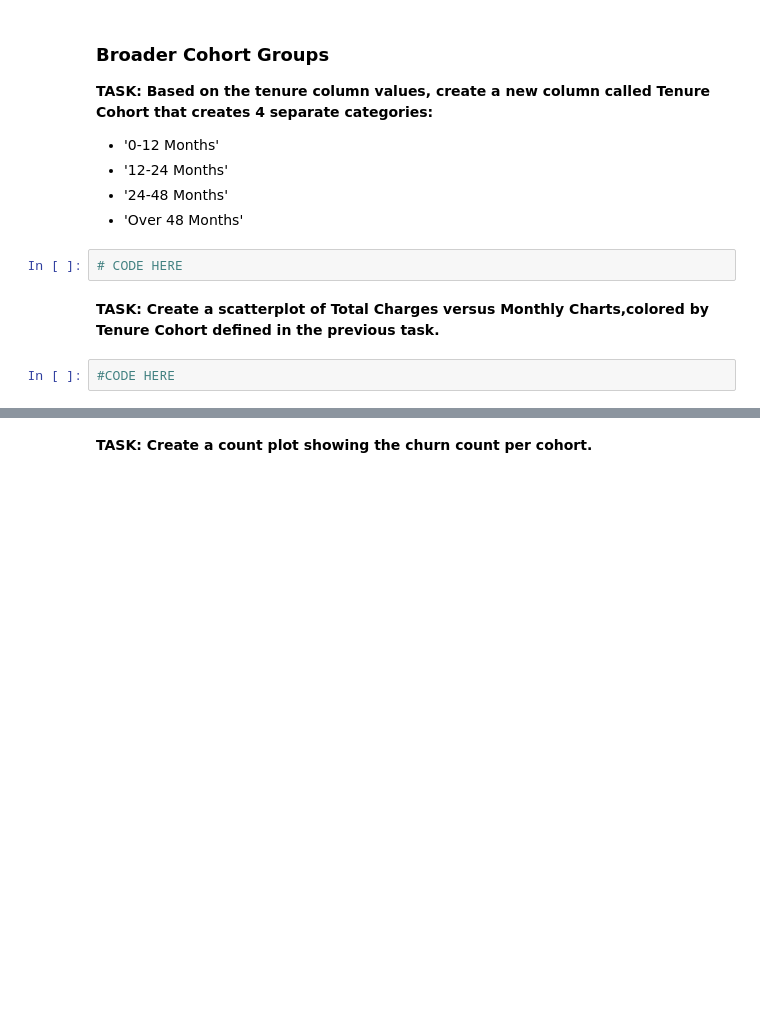
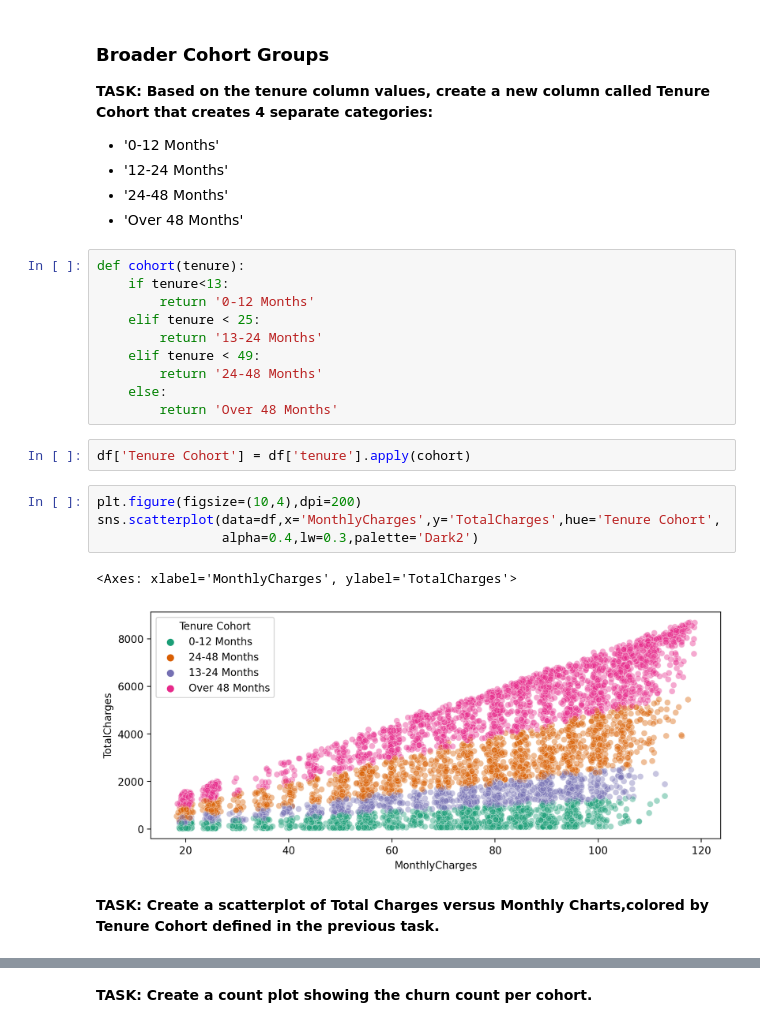
Before and after one commit to Basi10/Churn-Prediction-Model, a Jupyter notebook: 00-Sup-Learning-Capstone-Tree-Methods .ipynb, the cells around one changed output, grey strips where cells are left out. Cells and saved outputs as stored; diff of their text form; blank space fills up the shorter version.

Commit message:
broader cohort groups

```diff
--- a/00-Sup-Learning-Capstone-Tree-Methods .ipynb
+++ b/00-Sup-Learning-Capstone-Tree-Methods .ipynb
@@ -251,9 +251,24 @@ churn_rate.transpose()['customerID'].plot(figsize=(10,4),lw=2)
    * '12-24 Months'
    * '24-48 Months'
    * 'Over 48 Months'
-# %%
-# CODE HERE
+# %%
+def cohort(tenure):
+    if tenure<13:
+        return '0-12 Months'
+    elif tenure < 25:
+        return '13-24 Months'
+    elif tenure < 49:
+        return '24-48 Months'
+    else:
+        return 'Over 48 Months'
+# %%
+df['Tenure Cohort'] = df['tenure'].apply(cohort)
+# %%
+plt.figure(figsize=(10,4),dpi=200)
+sns.scatterplot(data=df,x='MonthlyCharges',y='TotalCharges',hue='Tenure Cohort',
+                alpha=0.4,lw=0.3,palette='Dark2')
+# %% [output]
+<Axes: xlabel='MonthlyCharges', ylabel='TotalCharges'>
+[figure, added]
 # %% [markdown]
 **TASK: Create a scatterplot of Total Charges versus Monthly Charts,colored by Tenure Cohort defined in the previous task.**
-# %%
-#CODE HERE
```
Also changed, not shown: parts of 3 cells of this notebook.
